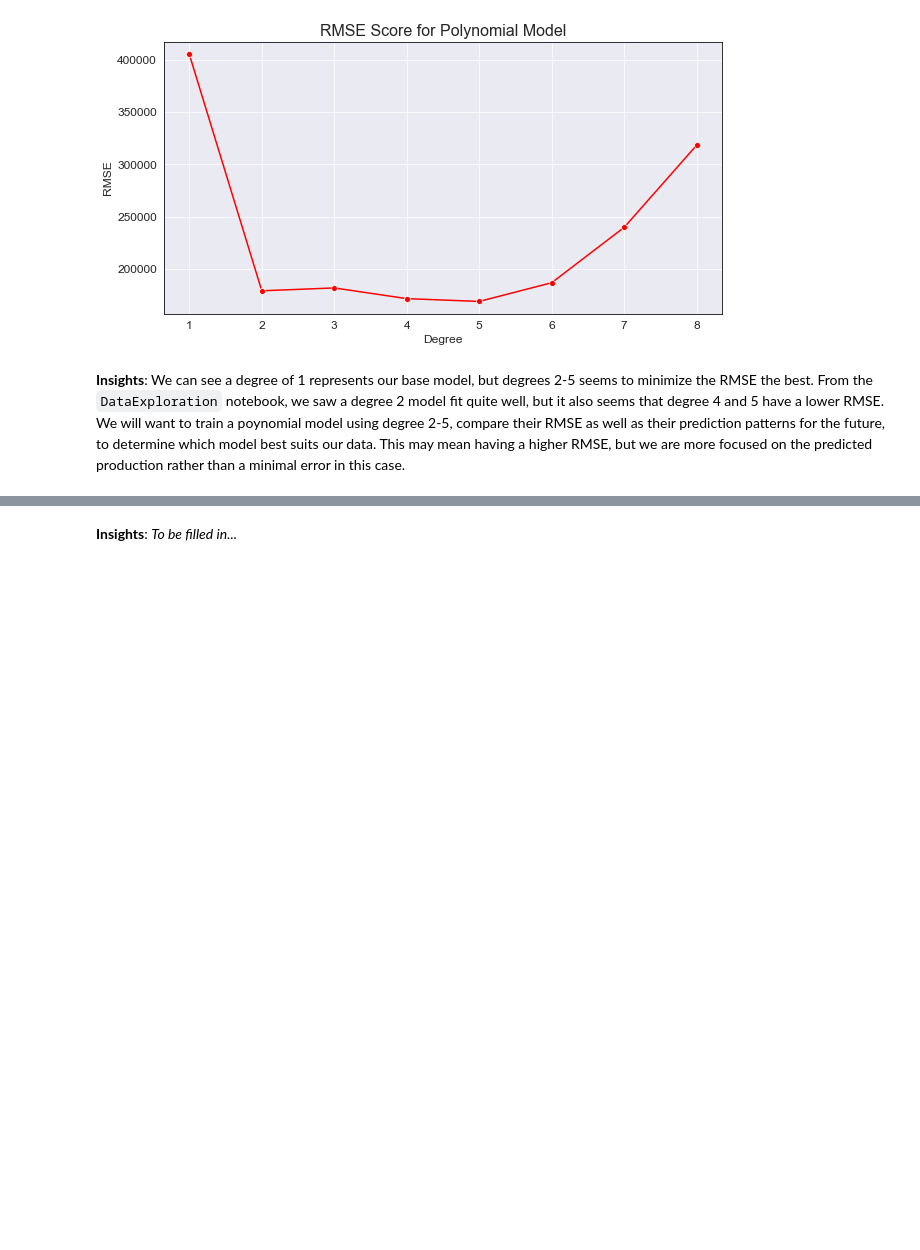
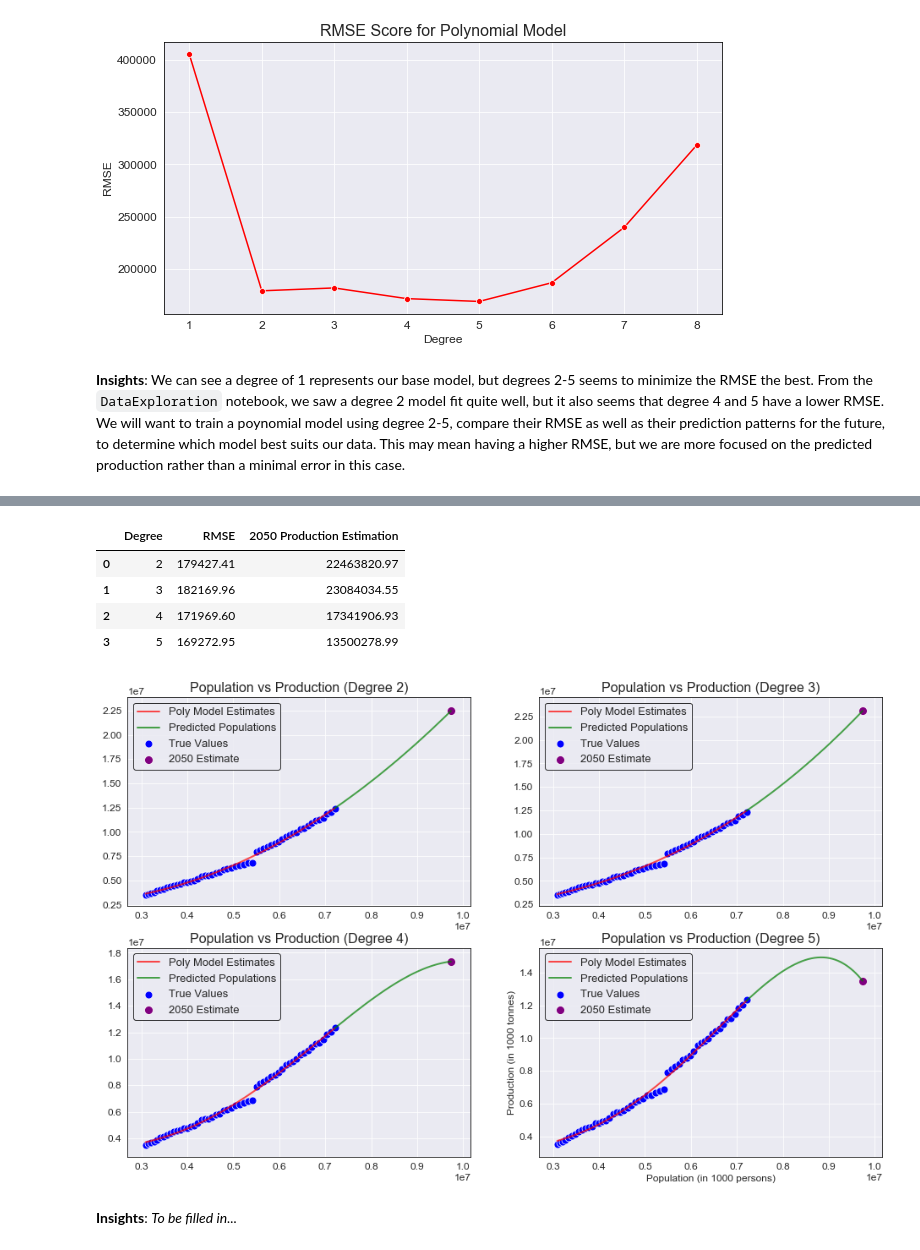
Before and after one commit to dhelms1/food_production, a Jupyter notebook: Modeling.ipynb, the cells around one changed output, grey strips where cells are left out. Cells and saved outputs as stored; diff of their text form; code cells hidden in the pictures; blank space fills up the shorter version.

Commit message:
Polynomial model function updated to be subplots and dataframe

```diff
--- a/Modeling.ipynb
+++ b/Modeling.ipynb
@@ -68,11 +68,11 @@ pop = pd.read_csv('FAO_POP_REFORMAT.csv')
 
 Given that our data ends in 2013, we will use 2014-2050 as the "future" populations (even though the current year is 2021). The recorded populations for 2014-2020 were obtained from [worldometer](https://www.worldometers.info/world-population/world-population-by-year/), as well as the 2021-2050 predictions coming from another [woldometer](https://www.worldometers.info/world-population/world-population-projections/) section. They have been manually copied and placed into a list which I formatted in the same way as the `FAO_POP` data (measured in 1000 persons).
 # %%
-pop_est = [7210845.848 , 7295290.765, 7379797.139, 7464022.049, 7547858.925, 7631091.040, 7713468.100, 7794798.739, 7874965.825,
-           7953952.567, 8031800.429, 8108605.388, 8184437.460, 8259276.737, 8333078.316, 8405863.295, 8477660.693,
-           8548487.400, 8618349.489, 8687227.850, 8755083.431, 8821862.661, 8887524.213, 8952048.940, 9015437.653,
-           9077693.676, 9138828.468, 9198847.240, 9257745.535, 9315508.050, 9372118.186, 9427555.367, 9481803.274,
-           9534854.828, 9586707.986, 9637357.637, 9686800.357, 9735033.990]
+pop_est = [7210845.848 , 7295290.765, 7379797.139, 7464022.049, 7547858.925, 7631091.040, 7713468.100, 7794798.739,
+           7874965.825, 7953952.567, 8031800.429, 8108605.388, 8184437.460, 8259276.737, 8333078.316, 8405863.295,
+           8477660.693, 8548487.400, 8618349.489, 8687227.850, 8755083.431, 8821862.661, 8887524.213, 8952048.940,
+           9015437.653, 9077693.676, 9138828.468, 9198847.240, 9257745.535, 9315508.050, 9372118.186, 9427555.367,
+           9481803.274, 9534854.828, 9586707.986, 9637357.637, 9686800.357, 9735033.990]
 
 dates = np.arange(1961, 2051) # 1961-2050
 # %%
@@ -228,3 +224,13 @@ RMSE: 169272.14
+# %%
+deg_range = np.arange(2,6)
+poly_model(deg_range)
+# %% [output]
+|  | Degree | RMSE | 2050 Production Estimation |
+| 0 | 2 | 179427.41 | 22463820.97 |
+| 1 | 3 | 182169.96 | 23084034.55 |
+| 2 | 4 | 171969.60 | 17341906.93 |
+| 3 | 5 | 169272.95 | 13500278.99 |
+[figure, added]
 # %% [markdown]
 **Insights**: *To be filled in...*
 # %% [markdown]
```
Also changed, not shown: parts of 5 cells of this notebook, 1 other file.
